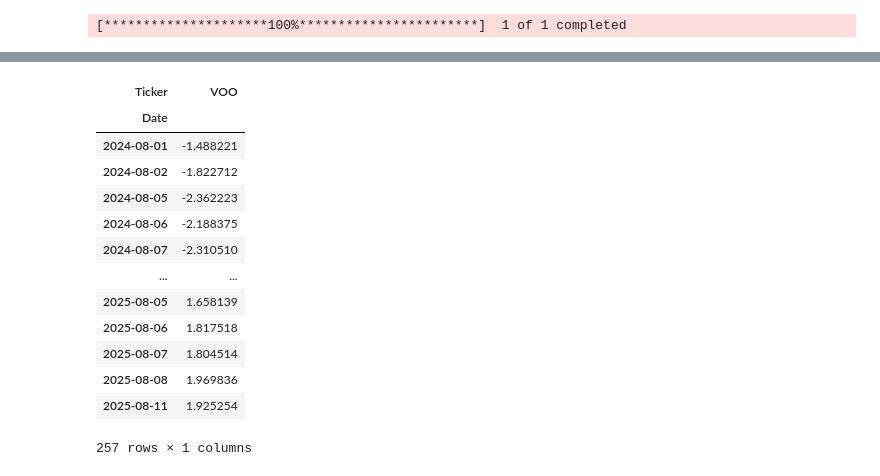
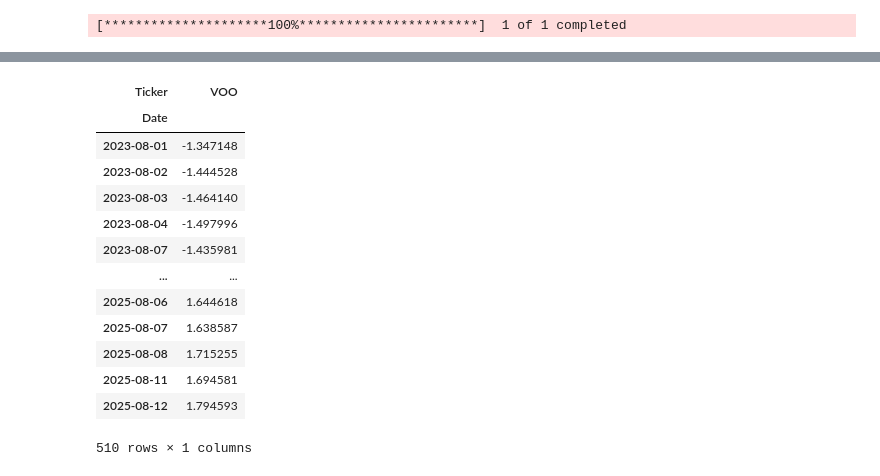
Before and after one commit to patchatul/stock_prediction, a Jupyter notebook: stockPrediction.ipynb, the cells around one changed output, grey strips where cells are left out. Drawn from its saved outputs; the diff is of its cells as text; code cells hidden in the pictures.

```diff
--- a/stockPrediction.ipynb
+++ b/stockPrediction.ipynb
@@ -14,7 +14,7 @@ from sklearn.metrics import root_mean_squared_error #evaluate
 device = torch.device('cuda' if torch.cuda.is_available() else 'cpu')
 # %%
 ticker = 'VOO'
-df = yf.download(ticker, '2024-08-01')
+df = yf.download(ticker, '2023-08-01')
 # %% [output]
 [*********************100%***********************]  1 of 1 completed
 # %%
@@ -44,19 +44,19 @@ df.Close.plot(figsize=(10,8))
 scaler = StandardScaler()
 df['Close'] = scaler.fit_transform(df['Close'])
 # %%
-df.close #standard deviation of 1, mean of 0
+df.Close #table standard deviation of 1, mean of 0
 # %% [output]
 | Ticker | VOO |
 | Date |  |
-| 2024-08-01 | -1.488221 |
-| 2024-08-02 | -1.822712 |
-| 2024-08-05 | -2.362223 |
-| 2024-08-06 | -2.188375 |
-| 2024-08-07 | -2.310510 |
+| 2023-08-01 | -1.347148 |
+| 2023-08-02 | -1.444528 |
+| 2023-08-03 | -1.464140 |
+| 2023-08-04 | -1.497996 |
+| 2023-08-07 | -1.435981 |
 | ... | ... |
-| 2025-08-05 | 1.658139 |
-| 2025-08-06 | 1.817518 |
-| 2025-08-07 | 1.804514 |
-| 2025-08-08 | 1.969836 |
-| 2025-08-11 | 1.925254 |
+| 2025-08-06 | 1.644618 |
+| 2025-08-07 | 1.638587 |
+| 2025-08-08 | 1.715255 |
+| 2025-08-11 | 1.694581 |
+| 2025-08-12 | 1.794593 |
-257 rows × 1 columns
+510 rows × 1 columns
```
Also changed, not shown: parts of 16 cells of this notebook.
